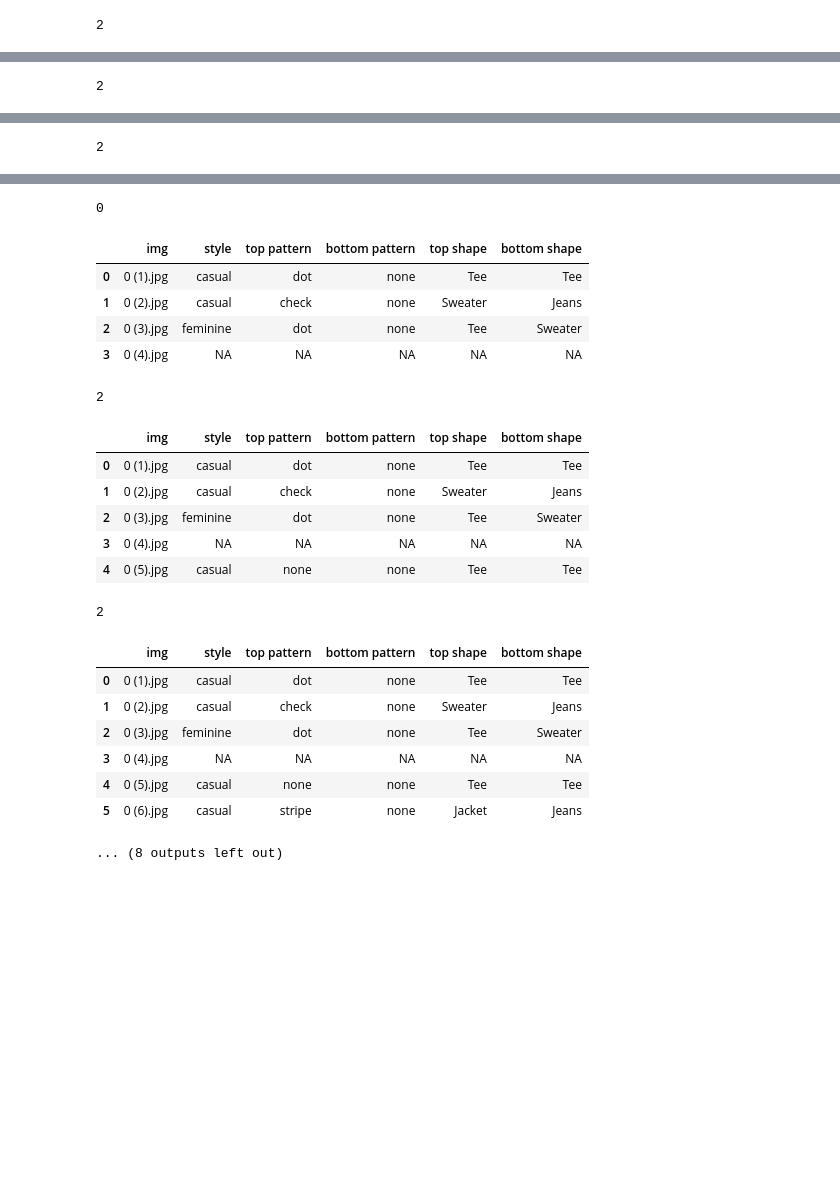
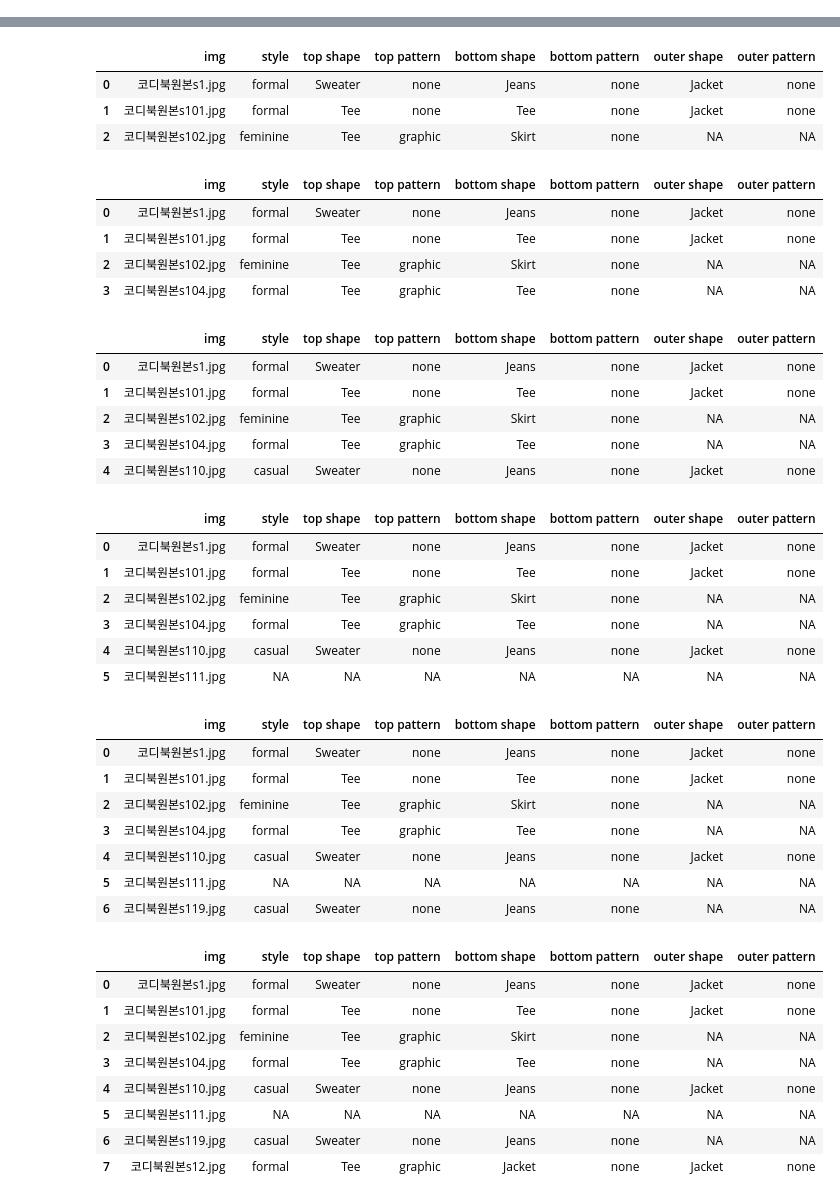
Before and after one commit to z2soo/Project, a Jupyter notebook: 의상_매칭_서비스/코드/024_style_pattarn_shape_동시예측.ipynb, the cells around one changed output, grey strips where cells are left out. Saved outputs shown, nothing was run; the diff lists cells and outputs as text; code cells hidden in the pictures; blank space fills up the shorter version.

```diff
--- a/의상_매칭_서비스/코드/024_style_pattarn_shape_동시예측.ipynb
+++ b/의상_매칭_서비스/코드/024_style_pattarn_shape_동시예측.ipynb
@@ -154,7 +217,10 @@ def predict_multi(folder_dir, model_pattern, var_pattern, model_style, var_style
 
     file_list = os.listdir(folder_dir)
     df = pd.DataFrame(index=range(0,0),
-                      columns=['img','style','top pattern','bottom pattern','top shape','bottom shape'])
+                      columns=['img','style','top shape','top pattern',
+                               'bottom shape', 'bottom pattern',
+                               'outer shape', 'outer pattern'])
+    display(df)
 
     for _ in range(len(file_list)):
         img_dir = folder_dir + '/' + file_list[_]
@@ -174,16 +240,16 @@ def predict_multi(folder_dir, model_pattern, var_pattern, model_style, var_style
         display(df)
     return df
 # %%
-folder_dir = 'C:/python_DA/파이널프로젝트/img/test'
+folder_dir = 'C:/python_DA/파이널프로젝트/img/추천용/코디북'
 
-model_pattern = 'C:/python_DA/파이널프로젝트/model/pattern_no_camo_정확도76.h5'
+model_pattern = './model/pattern_no_camo_정확도76.h5'
 var_pattern = ['check', 'dot', 'floral', 'graphic', 'leopard', 'none', 'stripe', 'tribal']
 
-model_style = 'C:/python_DA/파이널프로젝트/model/model_style_3개_90%_63%.h5'
+model_style = './model/model_style_3개_90%_63%.h5'
 var_style = ['casual', 'feminine', 'formal']
 
-model_shape = 'C:/python_DA/파이널프로젝트/model/clothes_category_small_2.h5'
-var_shape = ['Coat','Cutoffs','Hoodie','Jacket','Jeans','Poncho','Sarong','Shirts','Skirt','Sweater','Tee']
+model_shape = './model/clothes_category_83%.h5'
+var_shape = ['Coat','Cutoffs','Hoodie','Jacket','Jeans','Poncho','Sarong','Shirt','Skirt','Sweater','Tee']
 
 
 predict_multi(folder_dir,
@@ -191,4 +257,3 @@ predict_multi(folder_dir,
               model_style, var_style,
               model_shape, var_shape)
 # %% [output]
-2
@@ -197 +260,0 @@ predict_multi(folder_dir,
-2
@@ -201 +262,0 @@ predict_multi(folder_dir,
-2
@@ -206,22 +266,39 @@ predict_multi(folder_dir,
-0
-|  | img | style | top pattern | bottom pattern | top shape | bottom shape |
-| 0 | 0 (1).jpg | casual | dot | none | Tee | Tee |
-| 1 | 0 (2).jpg | casual | check | none | Sweater | Jeans |
-| 2 | 0 (3).jpg | feminine | dot | none | Tee | Sweater |
-| 3 | 0 (4).jpg | NA | NA | NA | NA | NA |
+|  | img | style | top shape | top pattern | bottom shape | bottom pattern | outer shape | outer pattern |
+| 0 | 코디북원본s1.jpg | formal | Sweater | none | Jeans | none | Jacket | none |
+| 1 | 코디북원본s101.jpg | formal | Tee | none | Tee | none | Jacket | none |
+| 2 | 코디북원본s102.jpg | feminine | Tee | graphic | Skirt | none | NA | NA |
-2
-|  | img | style | top pattern | bottom pattern | top shape | bottom shape |
-| 0 | 0 (1).jpg | casual | dot | none | Tee | Tee |
-| 1 | 0 (2).jpg | casual | check | none | Sweater | Jeans |
-| 2 | 0 (3).jpg | feminine | dot | none | Tee | Sweater |
-| 3 | 0 (4).jpg | NA | NA | NA | NA | NA |
-| 4 | 0 (5).jpg | casual | none | none | Tee | Tee |
+|  | img | style | top shape | top pattern | bottom shape | bottom pattern | outer shape | outer pattern |
+| 0 | 코디북원본s1.jpg | formal | Sweater | none | Jeans | none | Jacket | none |
+| 1 | 코디북원본s101.jpg | formal | Tee | none | Tee | none | Jacket | none |
+| 2 | 코디북원본s102.jpg | feminine | Tee | graphic | Skirt | none | NA | NA |
+| 3 | 코디북원본s104.jpg | formal | Tee | graphic | Tee | none | NA | NA |
-2
-|  | img | style | top pattern | bottom pattern | top shape | bottom shape |
-| 0 | 0 (1).jpg | casual | dot | none | Tee | Tee |
-| 1 | 0 (2).jpg | casual | check | none | Sweater | Jeans |
-| 2 | 0 (3).jpg | feminine | dot | none | Tee | Sweater |
-| 3 | 0 (4).jpg | NA | NA | NA | NA | NA |
-| 4 | 0 (5).jpg | casual | none | none | Tee | Tee |
-| 5 | 0 (6).jpg | casual | stripe | none | Jacket | Jeans |
+|  | img | style | top shape | top pattern | bottom shape | bottom pattern | outer shape | outer pattern |
+| 0 | 코디북원본s1.jpg | formal | Sweater | none | Jeans | none | Jacket | none |
+| 1 | 코디북원본s101.jpg | formal | Tee | none | Tee | none | Jacket | none |
+| 2 | 코디북원본s102.jpg | feminine | Tee | graphic | Skirt | none | NA | NA |
+| 3 | 코디북원본s104.jpg | formal | Tee | graphic | Tee | none | NA | NA |
+| 4 | 코디북원본s110.jpg | casual | Sweater | none | Jeans | none | Jacket | none |
-... (8 outputs left out)
+|  | img | style | top shape | top pattern | bottom shape | bottom pattern | outer shape | outer pattern |
+| 0 | 코디북원본s1.jpg | formal | Sweater | none | Jeans | none | Jacket | none |
+| 1 | 코디북원본s101.jpg | formal | Tee | none | Tee | none | Jacket | none |
+| 2 | 코디북원본s102.jpg | feminine | Tee | graphic | Skirt | none | NA | NA |
+| 3 | 코디북원본s104.jpg | formal | Tee | graphic | Tee | none | NA | NA |
+| 4 | 코디북원본s110.jpg | casual | Sweater | none | Jeans | none | Jacket | none |
+| 5 | 코디북원본s111.jpg | NA | NA | NA | NA | NA | NA | NA |
+|  | img | style | top shape | top pattern | bottom shape | bottom pattern | outer shape | outer pattern |
+| 0 | 코디북원본s1.jpg | formal | Sweater | none | Jeans | none | Jacket | none |
+| 1 | 코디북원본s101.jpg | formal | Tee | none | Tee | none | Jacket | none |
+| 2 | 코디북원본s102.jpg | feminine | Tee | graphic | Skirt | none | NA | NA |
+| 3 | 코디북원본s104.jpg | formal | Tee | graphic | Tee | none | NA | NA |
+| 4 | 코디북원본s110.jpg | casual | Sweater | none | Jeans | none | Jacket | none |
+| 5 | 코디북원본s111.jpg | NA | NA | NA | NA | NA | NA | NA |
+| 6 | 코디북원본s119.jpg | casual | Sweater | none | Jeans | none | NA | NA |
+|  | img | style | top shape | top pattern | bottom shape | bottom pattern | outer shape | outer pattern |
+| 0 | 코디북원본s1.jpg | formal | Sweater | none | Jeans | none | Jacket | none |
+| 1 | 코디북원본s101.jpg | formal | Tee | none | Tee | none | Jacket | none |
+| 2 | 코디북원본s102.jpg | feminine | Tee | graphic | Skirt | none | NA | NA |
+| 3 | 코디북원본s104.jpg | formal | Tee | graphic | Tee | none | NA | NA |
+| 4 | 코디북원본s110.jpg | casual | Sweater | none | Jeans | none | Jacket | none |
+| 5 | 코디북원본s111.jpg | NA | NA | NA | NA | NA | NA | NA |
+| 6 | 코디북원본s119.jpg | casual | Sweater | none | Jeans | none | NA | NA |
+| 7 | 코디북원본s12.jpg | formal | Tee | graphic | Jacket | none | Jacket | none |
```
Also changed, not shown: parts of 4 cells of this notebook, 3 other files.
